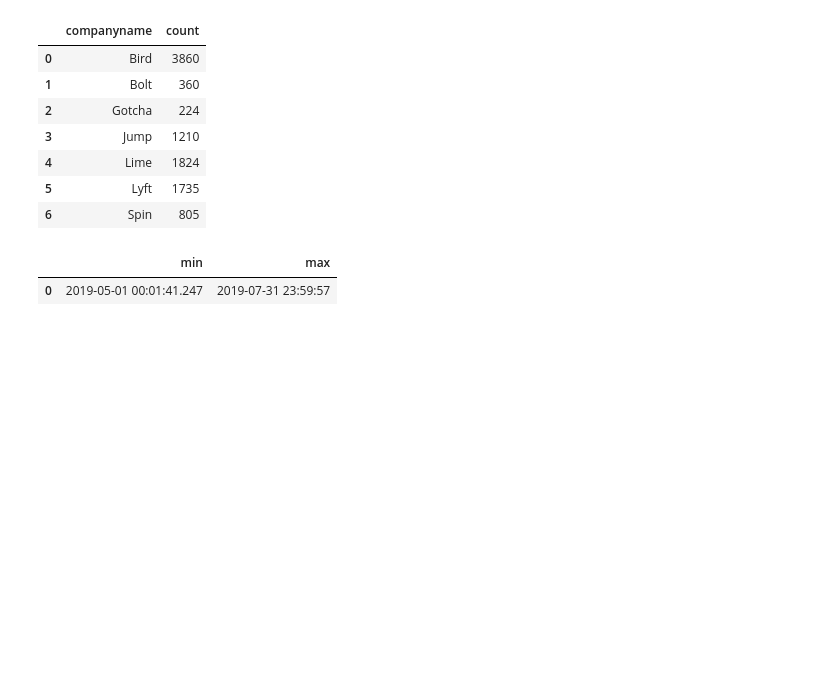
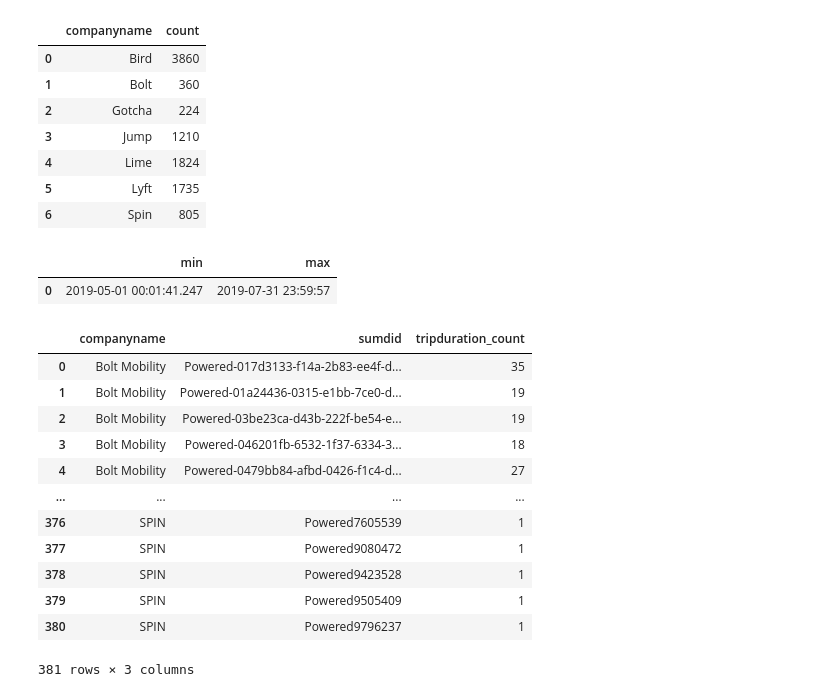
Before and after one commit to NSS-Data-Analytics-Cohort-10/scooters-group-3, a Jupyter notebook: NOTEBOOK/scooters_unfinished_work.ipynb, the cells around one changed output. Saved outputs shown, nothing was run; the diff lists cells and outputs as text; code cells hidden in the pictures; blank space fills up the shorter version.

```diff
--- a/NOTEBOOK/scooters_unfinished_work.ipynb
+++ b/NOTEBOOK/scooters_unfinished_work.ipynb
@@ -115,3 +115,26 @@ scooterstimeframe
 # %% [output]
 |  | min | max |
 | 0 | 2019-05-01 00:01:41.247 | 2019-07-31 23:59:57 |
+# %%
+companycount = '''
+SELECT companyname, sumdid, COUNT(tripduration) as tripduration_count
+FROM trips
+WHERE tripduration > 1440
+GROUP BY sumdid, companyname
+'''
+completecompanycount = pd.read_sql(companycount, con = engine)
+completecompanycount
+# %% [output]
+|  | companyname | sumdid | tripduration_count |
+| 0 | Bolt Mobility | Powered-017d3133-f14a-2b83-ee4f-d... | 35 |
+| 1 | Bolt Mobility | Powered-01a24436-0315-e1bb-7ce0-d... | 19 |
+| 2 | Bolt Mobility | Powered-03be23ca-d43b-222f-be54-e... | 19 |
+| 3 | Bolt Mobility | Powered-046201fb-6532-1f37-6334-3... | 18 |
+| 4 | Bolt Mobility | Powered-0479bb84-afbd-0426-f1c4-d... | 27 |
+| ... | ... | ... | ... |
+| 376 | SPIN | Powered7605539 | 1 |
+| 377 | SPIN | Powered9080472 | 1 |
+| 378 | SPIN | Powered9423528 | 1 |
+| 379 | SPIN | Powered9505409 | 1 |
+| 380 | SPIN | Powered9796237 | 1 |
+381 rows × 3 columns
```
Also changed, not shown: parts of 5 cells of this notebook.
